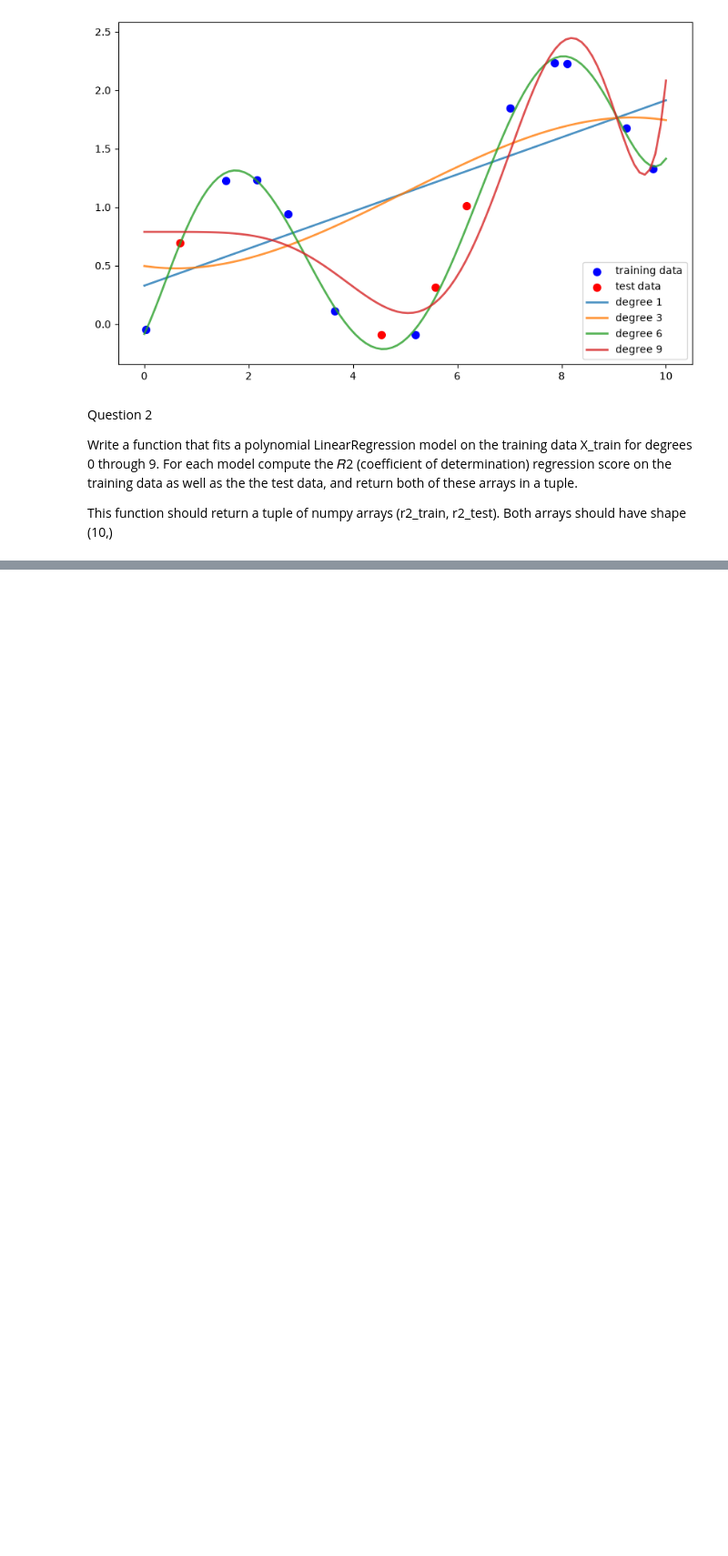
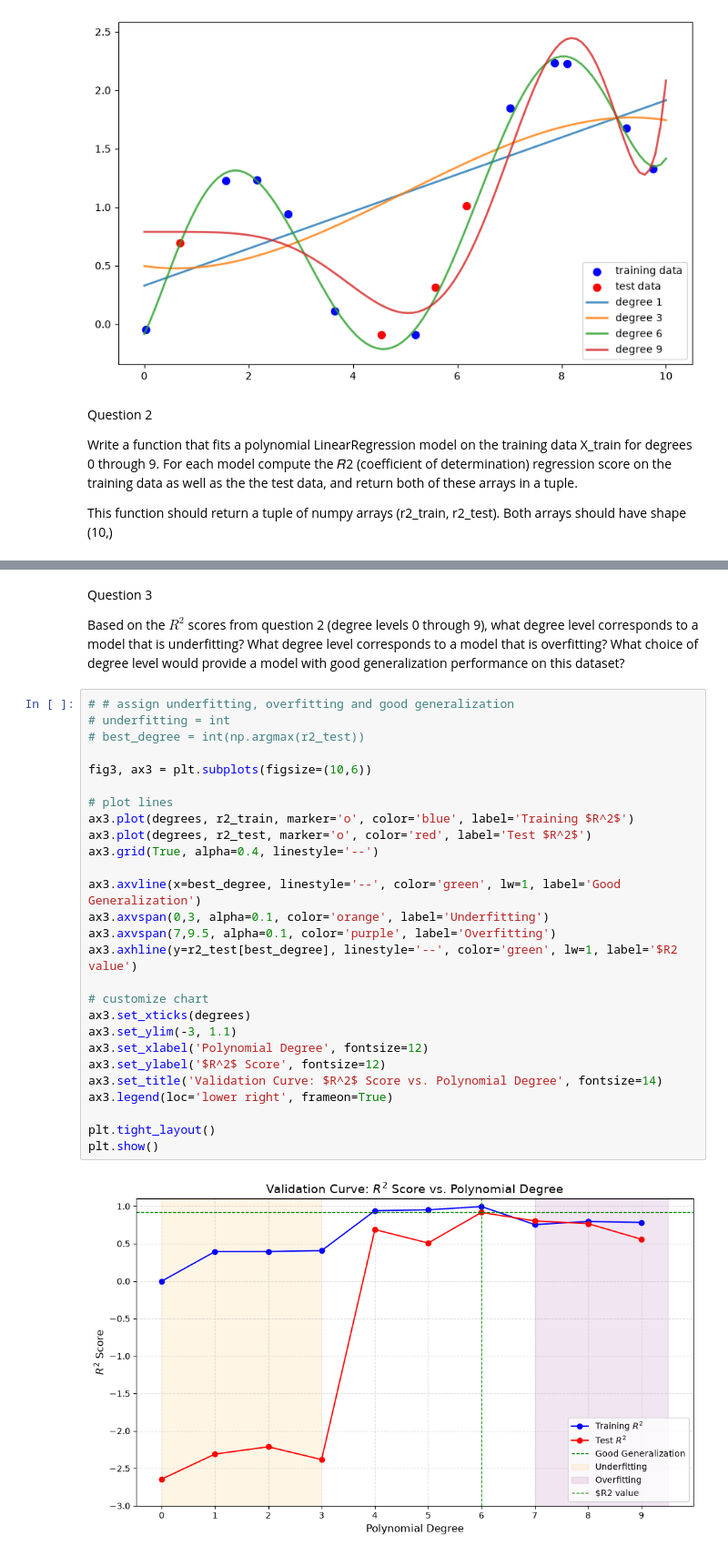
Before and after one commit to danieluyere/Data-Analysis-Practice, a Jupyter notebook: Machine-Learning-Tutorial/michigan-data-sci.ipynb, the cells around one changed output, grey strips where cells are left out. Shown at 91% size. Saved outputs shown, nothing was run; the diff lists cells and outputs as text; blank space fills up the shorter version.

```diff
--- a/Machine-Learning-Tutorial/michigan-data-sci.ipynb
+++ b/Machine-Learning-Tutorial/michigan-data-sci.ipynb
@@ -107,0 +106,33 @@ The best degree is 6 with R2 = 0.92
+# %% [markdown]
+Question 3
+
+Based on the  $𝑅^2$ scores from question 2 (degree levels 0 through 9), what degree level corresponds to a model that is underfitting? What degree level corresponds to a model that is overfitting? What choice of degree level would provide a model with good generalization performance on this dataset?
+# %%
+# # assign underfitting, overfitting and good generalization
+# underfitting = int
+# best_degree = int(np.argmax(r2_test))
+
+fig3, ax3 = plt.subplots(figsize=(10,6))
+
+# plot lines
+ax3.plot(degrees, r2_train, marker='o', color='blue', label='Training $R^2$')
+ax3.plot(degrees, r2_test, marker='o', color='red', label='Test $R^2$')
+ax3.grid(True, alpha=0.4, linestyle='--')
+
+ax3.axvline(x=best_degree, linestyle='--', color='green', lw=1, label='Good Generalization')
+ax3.axvspan(0,3, alpha=0.1, color='orange', label='Underfitting')
+ax3.axvspan(7,9.5, alpha=0.1, color='purple', label='Overfitting')
+ax3.axhline(y=r2_test[best_degree], linestyle='--', color='green', lw=1, label='$R2 value')
+
+# customize chart
+ax3.set_xticks(degrees)
+ax3.set_ylim(-3, 1.1)
+ax3.set_xlabel('Polynomial Degree', fontsize=12)
+ax3.set_ylabel('$R^2$ Score', fontsize=12)
+ax3.set_title('Validation Curve: $R^2$ Score vs. Polynomial Degree', fontsize=14)
+ax3.legend(loc='lower right', frameon=True)
+
+plt.tight_layout()
+plt.show()
+# %% [output]
+[figure, added]
```
Also changed, not shown: parts of 6 cells of this notebook.
